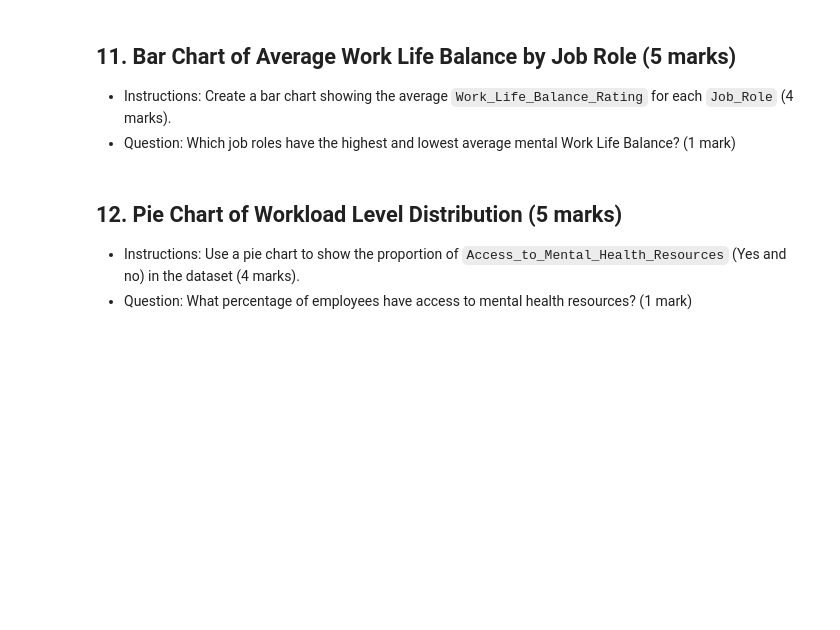
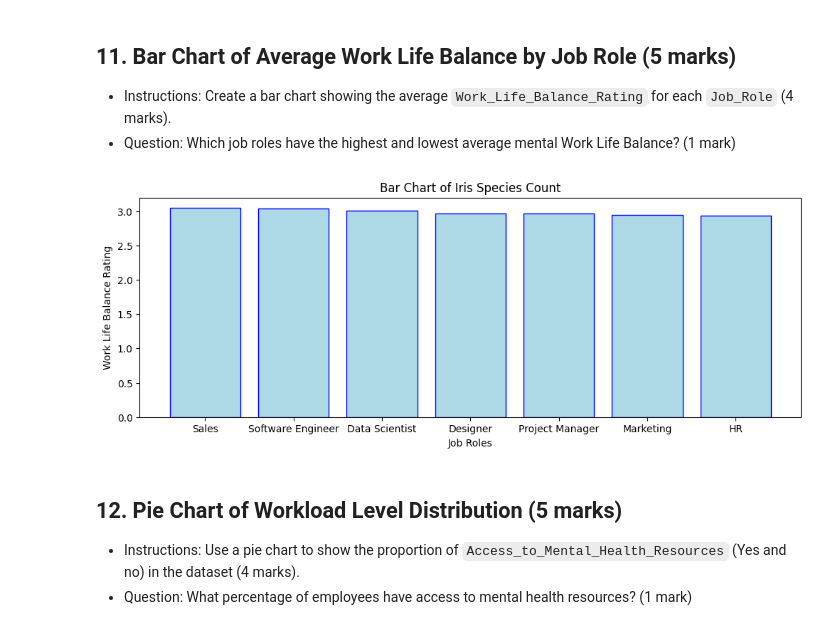
Before and after one commit to cybardev/ShiftKey-DataAnalytics, a Jupyter notebook: Assessment/Data_Analytics_with_Python_Assessment.ipynb, the cells around one changed output. Drawn from its saved outputs; the diff is of its cells as text; code cells hidden in the pictures; blank space fills up the shorter version.

```diff
--- a/Assessment/Data_Analytics_with_Python_Assessment.ipynb
+++ b/Assessment/Data_Analytics_with_Python_Assessment.ipynb
@@ -189,3 +380,20 @@ Instructions: Use individual commands to find the statistical summary.
+# %%
+# Write code here
+wlb_rating_by_role = df.groupby("Job_Role").mean(numeric_only=True)["Work_Life_Balance_Rating"].sort_values(ascending=False)
+roles = wlb_rating_by_role.index
+ratings = wlb_rating_by_role.values
+
+plt.figure(figsize=(12, 4))
+plt.bar(roles, ratings, color="lightblue", edgecolor="blue")
+plt.title("Bar Chart of Iris Species Count")
+plt.xlabel("Job Roles")
+plt.ylabel("Work Life Balance Rating")
+plt.show()
+
+# job with highest work-life balance rating: Sales
+# job with lowest work-life balance rating: HR
+# %% [output]
+[figure, added]
 # %% [markdown]
 ## 12. Pie Chart of Workload Level Distribution (5 marks)
 - Instructions: Use a pie chart to show the proportion of `Access_to_Mental_Health_Resources` (Yes and no) in the dataset (4 marks).
```
Also changed, not shown: parts of 35 cells of this notebook.
